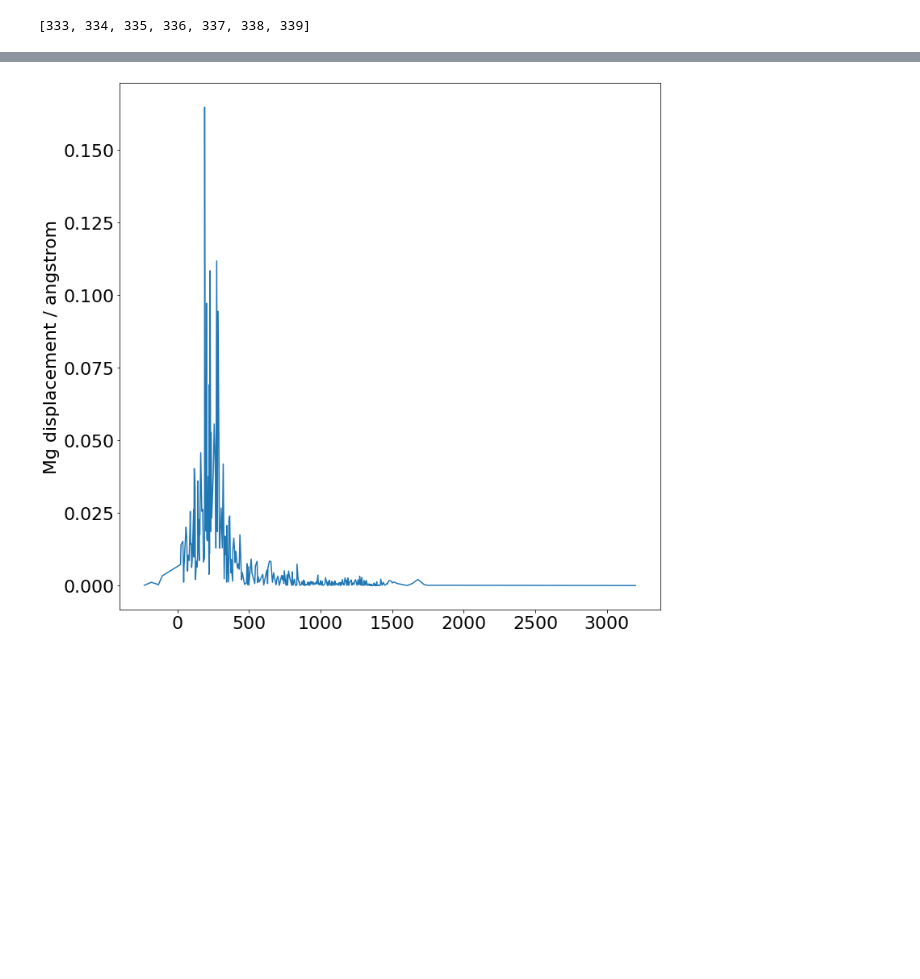
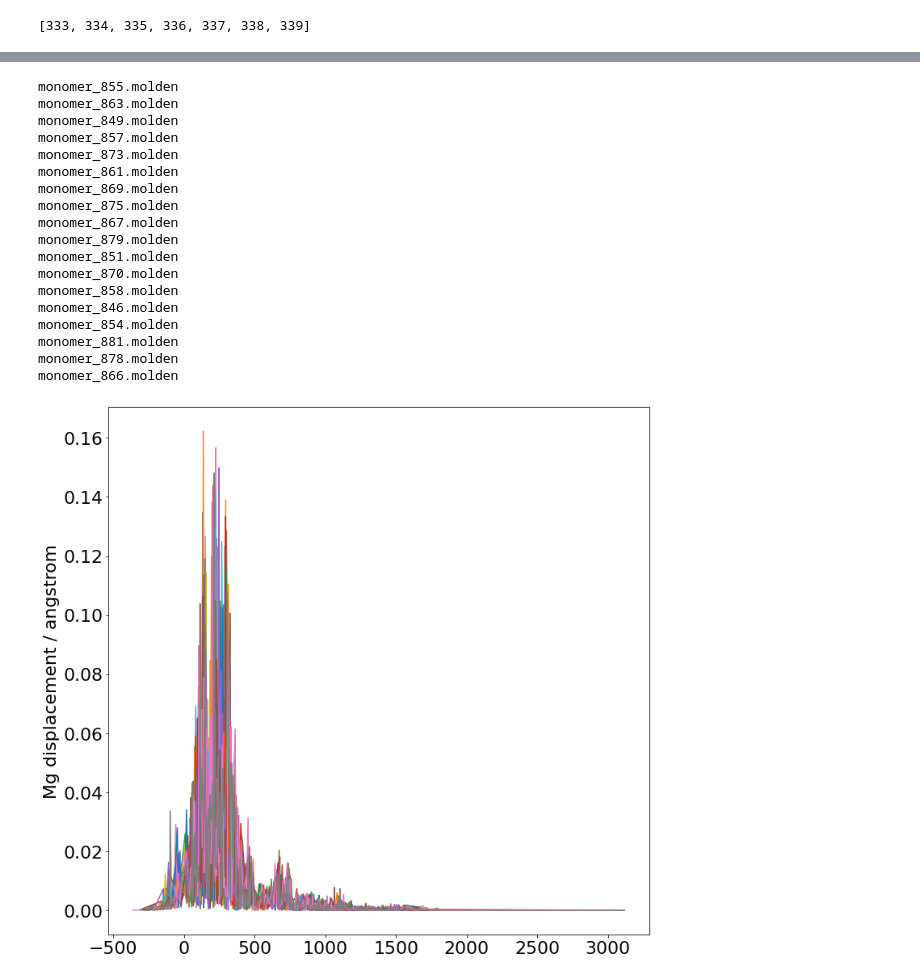
Before and after one commit to Oliver-Feighan/SpectralDensity, a Jupyter notebook: hessians/Monomer.ipynb, the cells around one changed output, grey strips where cells are left out. Drawn from its saved outputs; the diff is of its cells as text; code cells hidden in the pictures; blank space fills up the shorter version.

```diff
--- a/hessians/Monomer.ipynb
+++ b/hessians/Monomer.ipynb
@@ -26,3 +27,6 @@ CO = [enum for enum, x in enumerate(wavenumbers) if x > 1600 and x < 1800]
 CO
 # %% [output]
 [333, 334, 335, 336, 337, 338, 339]
+# %%
+output_files = [x for x in glob.glob("monomer_8*.molden") if "normal_modes" not in x]
+output_files
@@ -29,27 +52,50 @@ CO
 # %%
 fig, ax = plt.subplots()
 
 n_atoms = 140
 n_modes = 3 * n_atoms - 6
 
 Mg_index = 0
 
-all_displacements = get_all_displacements("monomer_normal_modes.molden", n_atoms, n_modes)
+for i in output_files:
+    print(i)
+    all_displacements = get_all_displacements(i, n_atoms, n_modes)
 
-ax.plot(wavenumbers, all_displacements[Mg_index])
+    wavenumbers = get_wavenumbers(i)
+    frequencies = wavenumber_to_frequency(wavenumbers)
 
-#np.save("monomer_hess_frequencies", frequencies)
-#np.save("monomer_hess_displacements", all_displacements[Mg_index])
+    ax.plot(wavenumbers, all_displacements[Mg_index])
+
+    #np.save(i.replace(".molden", "_hess_frequencies"), frequencies)
+    #np.save(i.replace(".molden", "_hess_displacements"), all_displacements[Mg_index])
 
 #ax.set_xlim(3e-3, 2e-2)
 ax.set_ylabel("Mg displacement / angstrom")
 #ax.set_xlabel("frequency / $\mathrm{fs}^{-1}$")
 
 #ax.set_xscale('log')
 
 fig.set_size_inches(12,12)
 # %% [output]
+monomer_855.molden
+monomer_863.molden
+monomer_849.molden
+monomer_857.molden
+monomer_873.molden
+monomer_861.molden
+monomer_869.molden
+monomer_875.molden
+monomer_867.molden
+monomer_879.molden
+monomer_851.molden
+monomer_870.molden
+monomer_858.molden
+monomer_846.molden
+monomer_854.molden
+monomer_881.molden
+monomer_878.molden
+monomer_866.molden
-[figure, old version]
+[figure, new version]
 # %%
 fig, ax = plt.subplots(1, 3)
 
```
Also changed, not shown: parts of 5 cells of this notebook, 34 other files.
